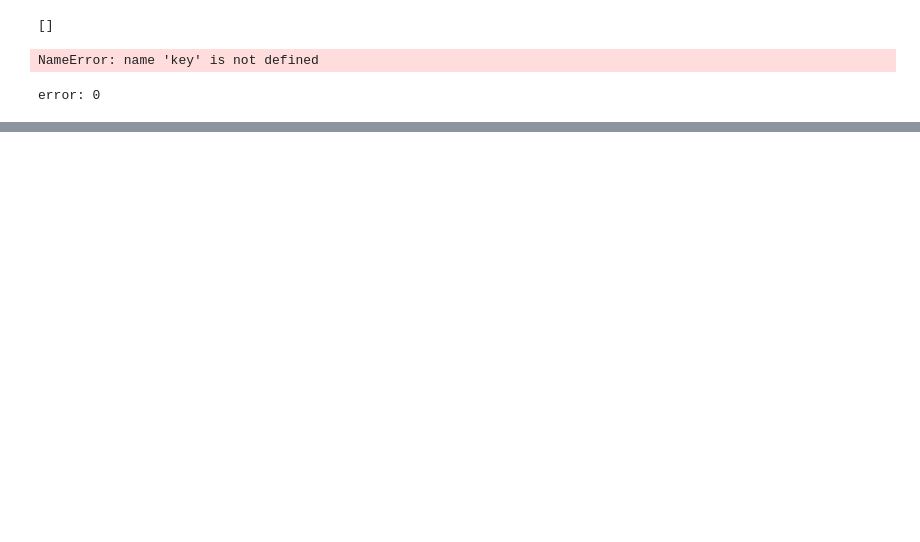
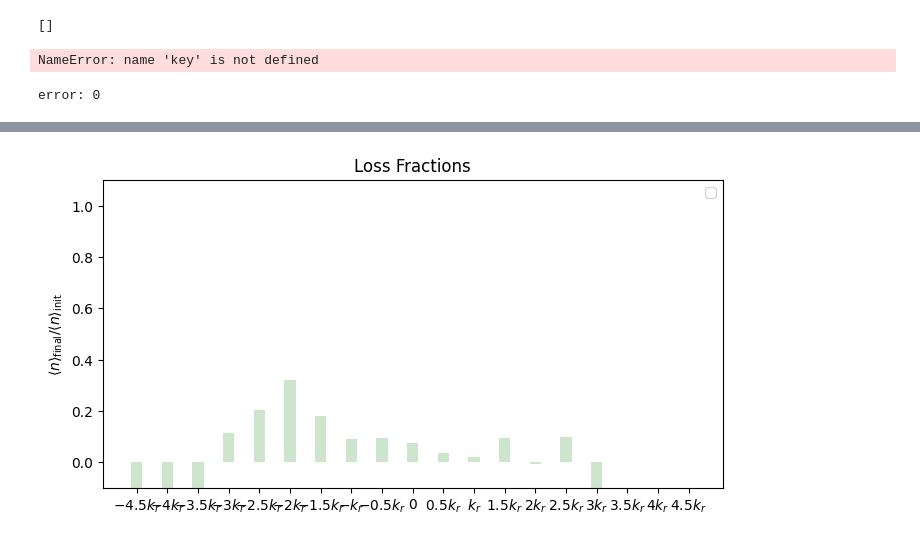
Before and after one commit to pco0511/yb-soc-two-body-loss, a Jupyter notebook: src/load_and_plot.ipynb, the cells around one changed output, grey strips where cells are left out. Saved outputs shown, nothing was run; the diff lists cells and outputs as text; code cells hidden in the pictures; blank space fills up the shorter version.

```diff
--- a/src/load_and_plot.ipynb
+++ b/src/load_and_plot.ipynb
@@ -358,0 +282,10 @@ NameError: name 'plot_fractions' is not defined
+# %%
+plot_fractions2(
+    up_loss_frac,
+    down_loss_frac,
+    total_loss_frac,
+    title="Loss Fractions",
+    tick_labels=k_tick_labels_canon,
+)
+# %% [output]
+[figure, added]
```
Also changed, not shown: parts of 19 cells of this notebook.
